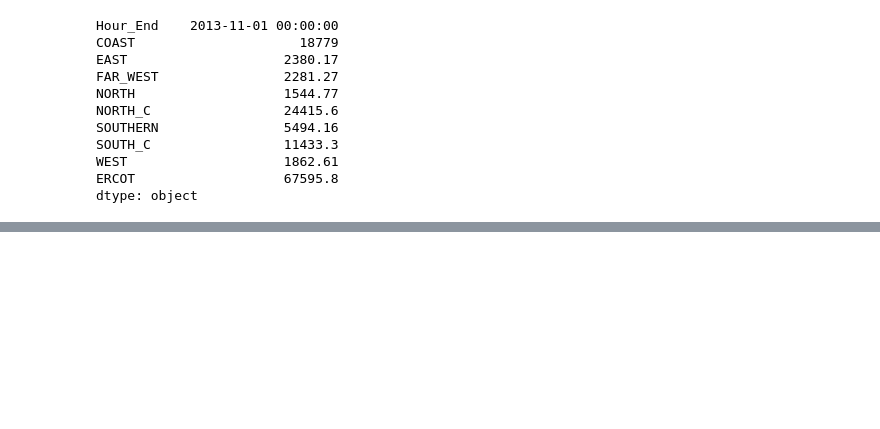
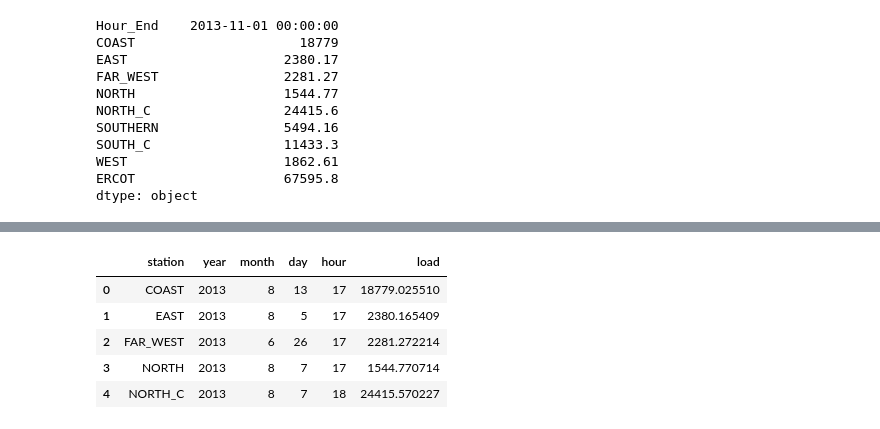
Before and after one commit to slangenbach/udacity-da-nanodegree, a Jupyter notebook: p3/L1_Data_Wrangling.ipynb, the cells around one changed output, grey strips where cells are left out. Drawn from its saved outputs; the diff is of its cells as text; code cells hidden in the pictures; blank space fills up the shorter version.

```diff
--- a/p3/L1_Data_Wrangling.ipynb
+++ b/p3/L1_Data_Wrangling.ipynb
@@ -230,0 +258,31 @@ dtype: object
+# %%
+def get_maxload_per_station(data):
+    """
+    Retrieve the maximum load per station and the corresponding timestamp
+    """
+    # create empty list
+    result = []
+
+    # loop over columns
+    for column in data.columns[1:]:
+
+        # get max value and timestamp
+        max_value = data[column].max()
+        max_pos = data[column].idxmax()
+        timestamp = data["Hour_End"].iloc[max_pos]
+
+        # add values to list
+        result.append([column, timestamp.year, timestamp.month, timestamp.day, timestamp.hour, max_value])
+
+    # return result
+    return pd.DataFrame(result, columns=["station", "year", "month", "day", "hour", "load"])
+# %%
+output = get_maxload_per_station(data3)
+output.head()
+# %% [output]
+|  | station | year | month | day | hour | load |
+| 0 | COAST | 2013 | 8 | 13 | 17 | 18779.025510 |
+| 1 | EAST | 2013 | 8 | 5 | 17 | 2380.165409 |
+| 2 | FAR_WEST | 2013 | 6 | 26 | 17 | 2281.272214 |
+| 3 | NORTH | 2013 | 8 | 7 | 17 | 1544.770714 |
+| 4 | NORTH_C | 2013 | 8 | 7 | 18 | 24415.570227 |
```
Also changed, not shown: parts of 9 cells of this notebook.
